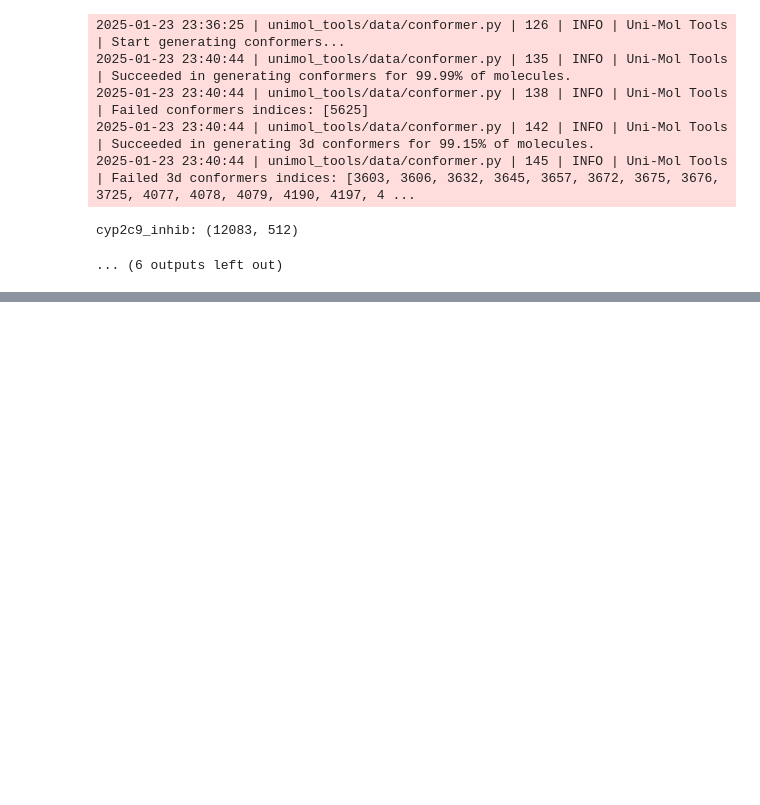
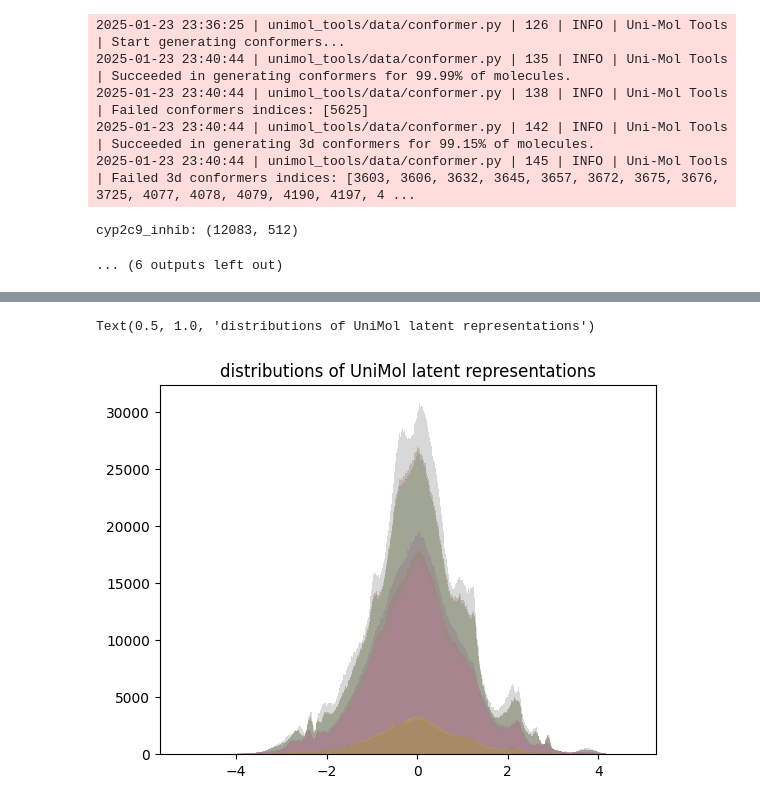
Before and after one commit to mizuno-group/MolKAN, a Jupyter notebook: molkan/prep/get_unimol_rpr.ipynb, the cells around one changed output, grey strips where cells are left out. Cells and saved outputs as stored; diff of their text form; code cells hidden in the pictures; blank space fills up the shorter version.

```diff
--- a/molkan/prep/get_unimol_rpr.ipynb
+++ b/molkan/prep/get_unimol_rpr.ipynb
@@ -93,0 +117,9 @@ cyp2c9_inhib: (12083, 512)
+# %%
+for d in os.listdir(Unimol_repr_dir):
+    arr = np.load(os.path.join(Unimol_repr_dir, d))
+    arr = arr.flatten()
+    plt.hist(arr, bins=1000, alpha=0.3)
+plt.title("distributions of UniMol latent representations")
+# %% [output]
+Text(0.5, 1.0, 'distributions of UniMol latent representations')
+[figure, added]
```
Also changed, not shown: parts of 5 cells of this notebook, 1 other file.
